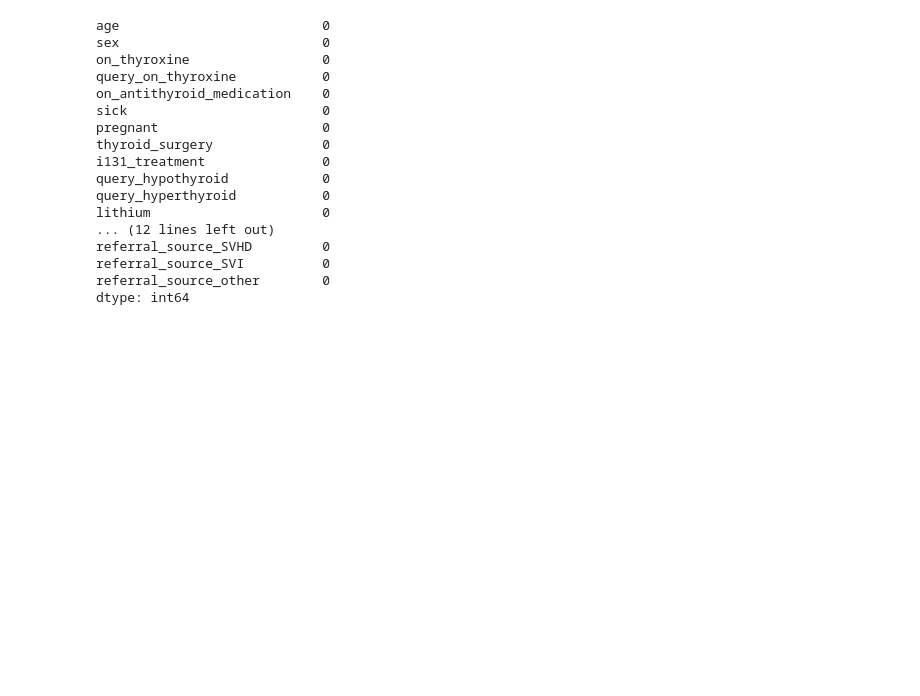
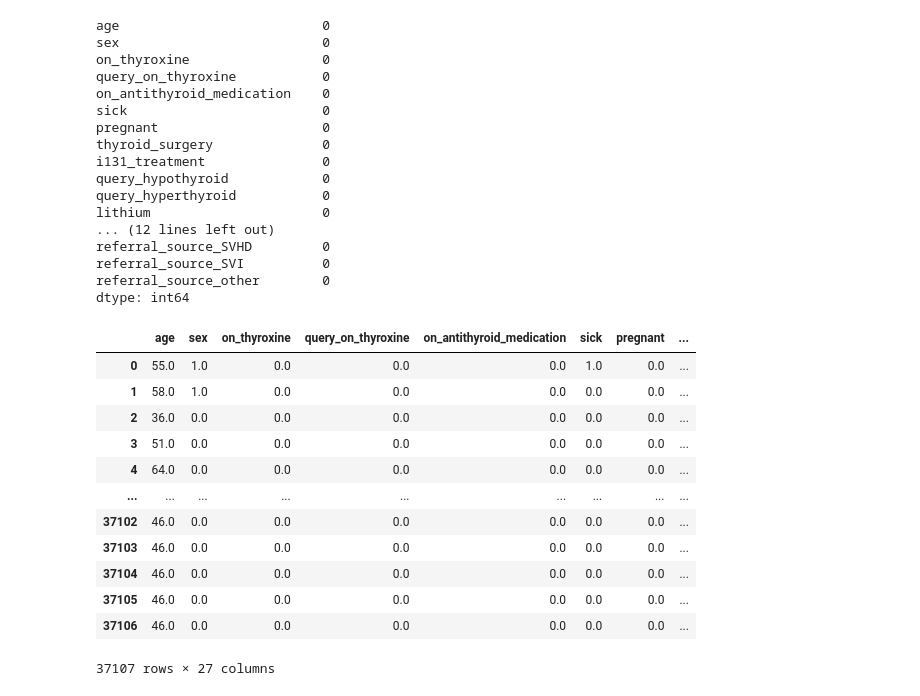
Before and after one commit to personal-internship-projects/thyroid-detection, a Jupyter notebook: src/eda.ipynb, the cells around one changed output. Cells and saved outputs as stored; diff of their text form; code cells hidden in the pictures; blank space fills up the shorter version.

```diff
--- a/src/eda.ipynb
+++ b/src/eda.ipynb
@@ -284,3 +284,21 @@ referral_source_SVHD         0
 referral_source_SVI          0
 referral_source_other        0
 dtype: int64
+# %%
+import pandas as pd
+df1 = pd.read_csv("G:\\THYROID DETECTION\\thyroid-detection\\src\dataset\\preprocessed\\train\\preprocessed.csv")
+df1
+# %% [output]
+|  | age | sex | on_thyroxine | query_on_thyroxine | on_antithyroid_medication | sick | pregnant | ... |
+| 0 | 55.0 | 1.0 | 0.0 | 0.0 | 0.0 | 1.0 | 0.0 | ... |
+| 1 | 58.0 | 1.0 | 0.0 | 0.0 | 0.0 | 0.0 | 0.0 | ... |
+| 2 | 36.0 | 0.0 | 0.0 | 0.0 | 0.0 | 0.0 | 0.0 | ... |
+| 3 | 51.0 | 0.0 | 0.0 | 0.0 | 0.0 | 0.0 | 0.0 | ... |
+| 4 | 64.0 | 0.0 | 0.0 | 0.0 | 0.0 | 0.0 | 0.0 | ... |
+| ... | ... | ... | ... | ... | ... | ... | ... | ... |
+| 37102 | 46.0 | 0.0 | 0.0 | 0.0 | 0.0 | 0.0 | 0.0 | ... |
+| 37103 | 46.0 | 0.0 | 0.0 | 0.0 | 0.0 | 0.0 | 0.0 | ... |
+| 37104 | 46.0 | 0.0 | 0.0 | 0.0 | 0.0 | 0.0 | 0.0 | ... |
+| 37105 | 46.0 | 0.0 | 0.0 | 0.0 | 0.0 | 0.0 | 0.0 | ... |
+| 37106 | 46.0 | 0.0 | 0.0 | 0.0 | 0.0 | 0.0 | 0.0 | ... |
+37107 rows × 27 columns
```
Also changed, not shown: parts of 3 cells of this notebook.
